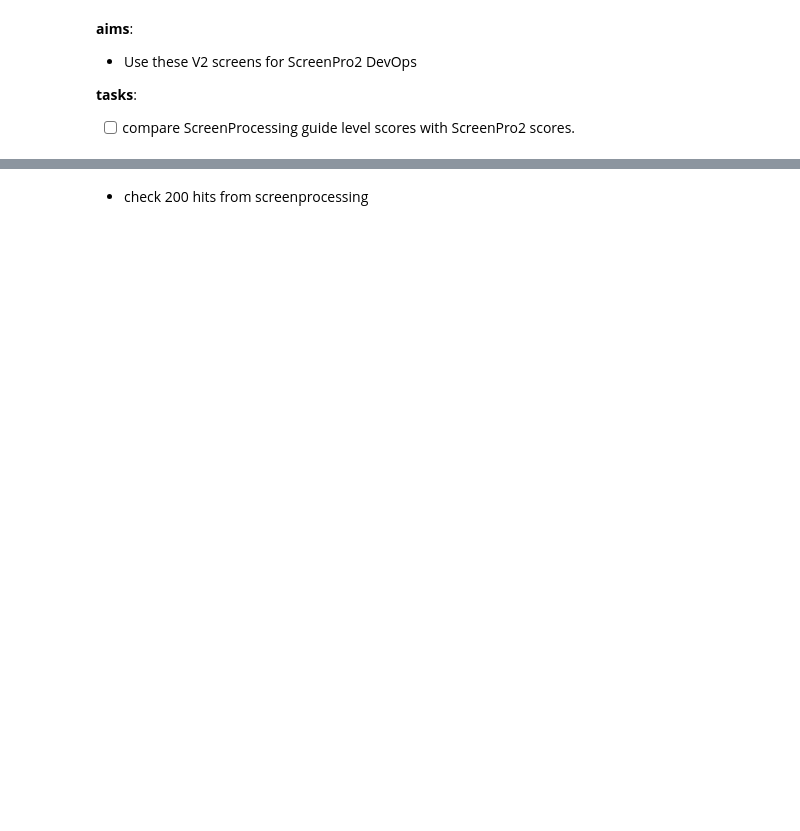
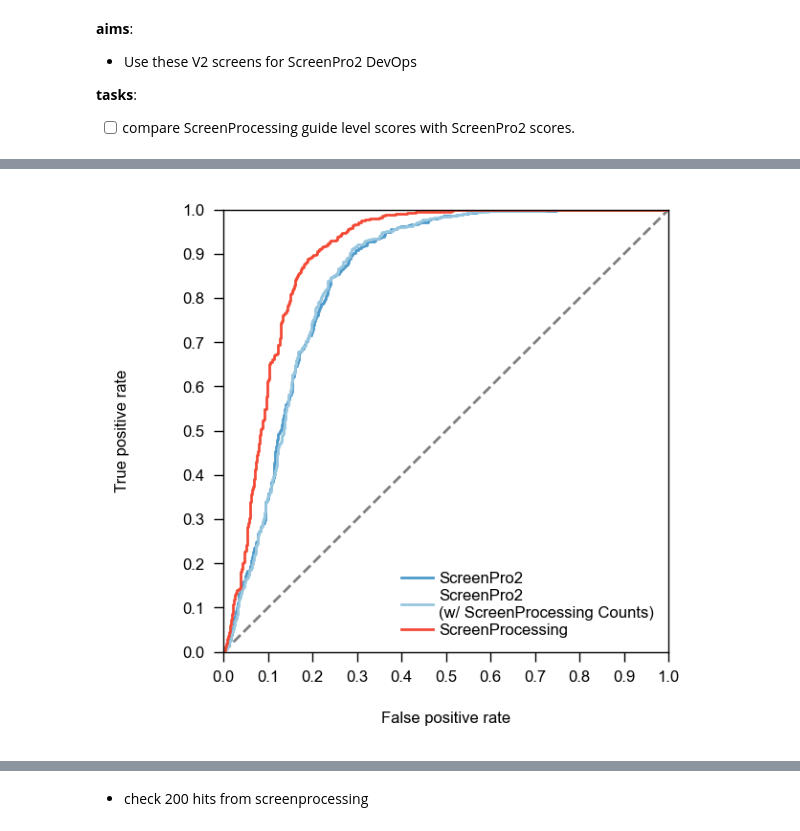
Before and after one commit to FunGI-cap/ScreenPro-Benchmarking, a Jupyter notebook: analysis/2-phenotype-calculation/DAC-AML-CRISPR-screens.ipynb, the cells around one changed output, grey strips where cells are left out. Cells and saved outputs as stored; diff of their text form; code cells hidden in the pictures; blank space fills up the shorter version.

```diff
--- a/analysis/2-phenotype-calculation/DAC-AML-CRISPR-screens.ipynb
+++ b/analysis/2-phenotype-calculation/DAC-AML-CRISPR-screens.ipynb
@@ -297,0 +712,18 @@ rho_screenpro2 = scp.utils.ann_score_df(
+# %%
+gamma_screenpro2_fpr, gamma_screenpro2_tpr = calcROC(
+    gamma_screenpro2.query(f'target in {ol}'),
+    # score_col = 'ttest pvalue'
+    score_col = 'score',
+    # score_col = 'combined_score'
+    essential=DepMap_essential,
+    nonessential=DepMap_nonessential
+)
+# %%
+gamma_screenpro2_with_screenprocessing_counts_fpr, gamma_screenpro2_with_screenprocessing_counts_tpr = calcROC(
+    gamma_screenpro2_with_screenprocessing_counts.query(f'target in {ol}'),
+    # score_col = 'ttest pvalue'
+    score_col = 'score',
+    # score_col = 'combined_score'
+    essential=DepMap_essential,
+    nonessential=DepMap_nonessential
+)
@@ -297,0 +736,73 @@ rho_screenpro2 = scp.utils.ann_score_df(
+# %%
+fig, ax = plt.subplots(figsize=(3, 3), dpi=200)
+
+#colors = iter(['#8dd8ce', '#bfbfbf', '#ffcc66', '#a7e382'])
+colors = iter([plt.cm.Blues(150), plt.cm.Blues(100), plt.cm.Reds(150), plt.cm.Reds(100)])
+
+plt.plot(
+    gamma_screenpro2_fpr,
+    gamma_screenpro2_tpr,
+    label='ScreenPro2', color=next(colors), linewidth=1
+)
+plt.plot(
+    gamma_screenpro2_with_screenprocessing_counts_fpr,
+    gamma_screenpro2_with_screenprocessing_counts_tpr,
+    label='ScreenPro2\n(w/ ScreenProcessing Counts)',
+    color=next(colors), linewidth=1
+)
+
+# plt.plot(
+#     gamma_pyDESeq2_with_screenprocessing_counts_fpr,
+#     gamma_pyDESeq2_with_screenprocessing_counts_tpr,
+#     label='pyDESeq2\n(w/ ScreenProcessing Counts)',
+#     color=next(colors), linewidth=1
+# )
+
+plt.plot(
+    gamma_screenprocessing_fpr,
+    gamma_screenprocessing_tpr,
+    label='ScreenProcessing', color=next(colors), linewidth=1
+)
+
+line = mlines.Line2D([0, 100], [0, 100], color='grey', linestyle='--', linewidth = 1, zorder=0)
+transform = ax.transAxes
+line.set_transform(transform)
+ax.add_line(line)
+
+min_val = 0
+max_val = 1
+
+plt.ylim(bottom= min_val, top=max_val)
+plt.xlim(left= min_val, right=max_val)
+
+# plt.gca().spines['right'].set_color('none')
+# plt.gca().spines['top'].set_color('none')
+#plt.title('DepMap', fontsize=14, pad=10) #21Q1
+plt.xlabel('False positive rate', fontsize=12, labelpad=10)
+plt.ylabel('True positive rate', fontsize=12, labelpad=20)
+plt.xticks(np.arange(0,1.2,0.2))
+plt.tick_params(labelsize=24, bottom=True, left=True)
+plt.xticks(np.linspace(0,1,11))
+plt.yticks(np.linspace(0,1,11))
+
+plt.legend(
+    ncol=1, fontsize=6, frameon=False,
+    handletextpad=0.35, labelspacing=0.20, title='', title_fontsize=12,
+    loc='lower right'
+) #AUC = 0.95-0.89
+
+for axis in ['top','bottom','left','right']:
+    ax.spines[axis].set_linewidth(.5)
+ax.tick_params(width=.5)
+
+for item in ([ax.title]):
+    item.set_fontsize(8)
+for item in ([ax.xaxis.label, ax.yaxis.label]):
+    item.set_fontsize(6)
+for item in ax.get_xticklabels() + ax.get_yticklabels():
+    item.set_fontsize(6)
+
+#plt.savefig('/home/tdfair/Desktop/ROC.pdf', bbox_inches='tight', dpi=750)
+plt.show()
+# %% [output]
+[figure, added]
```
Also changed, not shown: parts of 184 cells of this notebook.
